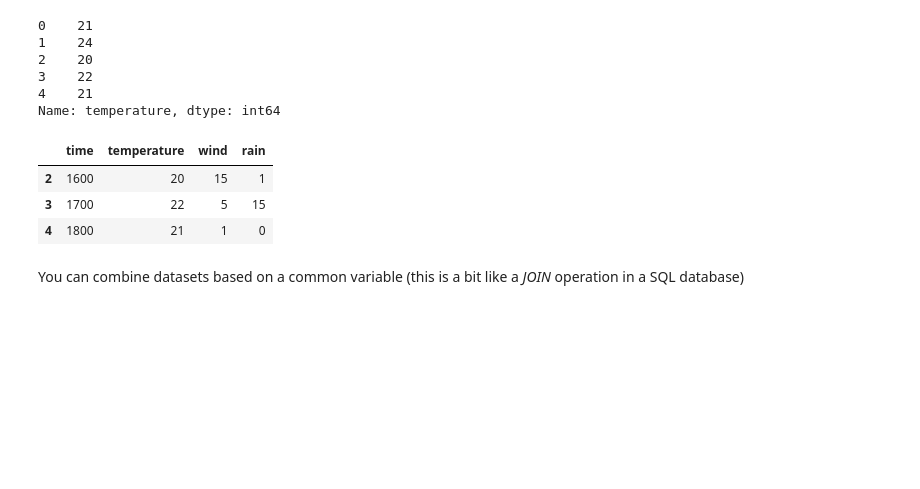
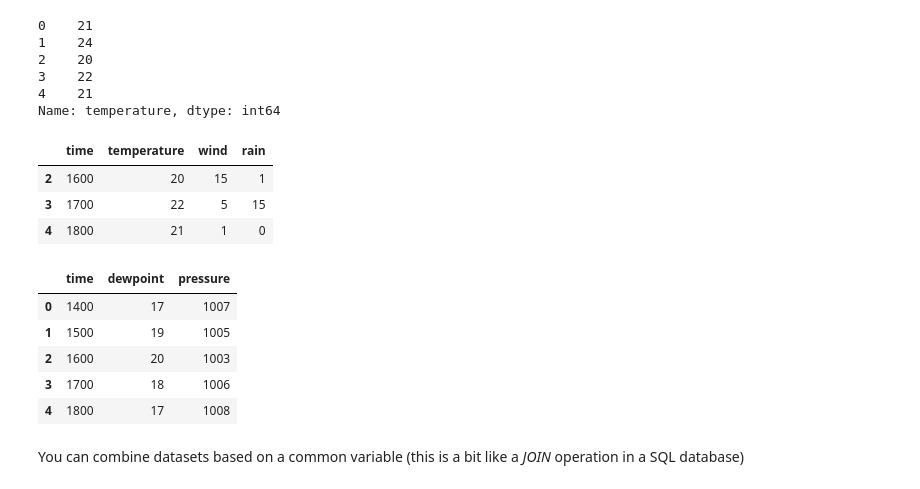
Before and after one commit to informatics-lab/intro_python_data_analysis, a Jupyter notebook: 05_PythonDataModel_Tabular.ipynb, the cells around one changed output. Drawn from its saved outputs; the diff is of its cells as text; code cells hidden in the pictures; blank space fills up the shorter version.

```diff
--- a/05_PythonDataModel_Tabular.ipynb
+++ b/05_PythonDataModel_Tabular.ipynb
@@ -111,6 +111,15 @@ weather_df[weather_df['time'] >= 1600]
 | 4 | 1800 | 21 | 1 | 0 |
 # %%
 weather_other_df = pandas.read_csv('weather2.csv')
+# %%
+weather_other_df
+# %% [output]
+|  | time | dewpoint | pressure |
+| 0 | 1400 | 17 | 1007 |
+| 1 | 1500 | 19 | 1005 |
+| 2 | 1600 | 20 | 1003 |
+| 3 | 1700 | 18 | 1006 |
+| 4 | 1800 | 17 | 1008 |
 # %% [markdown]
 You can combine datasets based on a common variable (this is a bit like a *JOIN* operation in a SQL database)
 # %%
```
Also changed, not shown: parts of 6 cells of this notebook, 2 other files.
